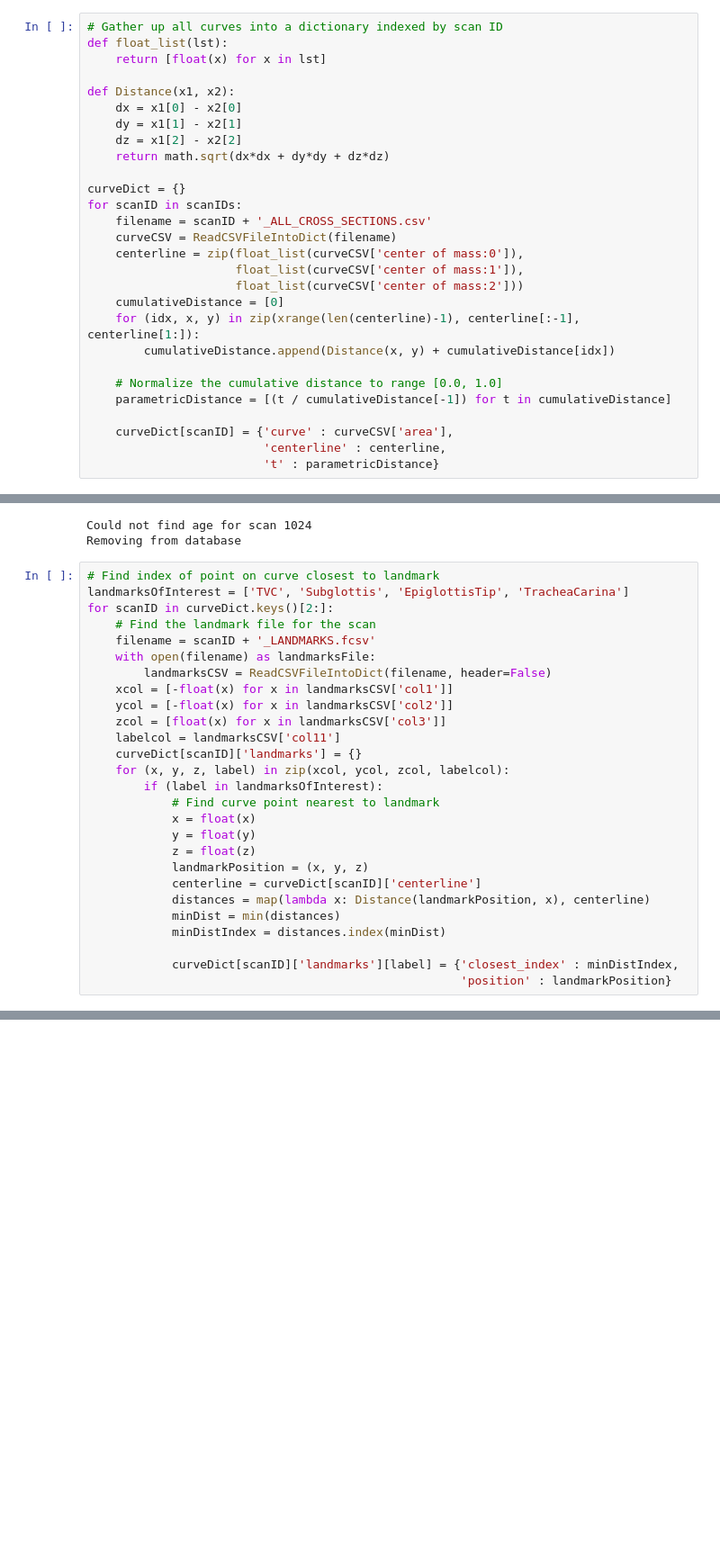
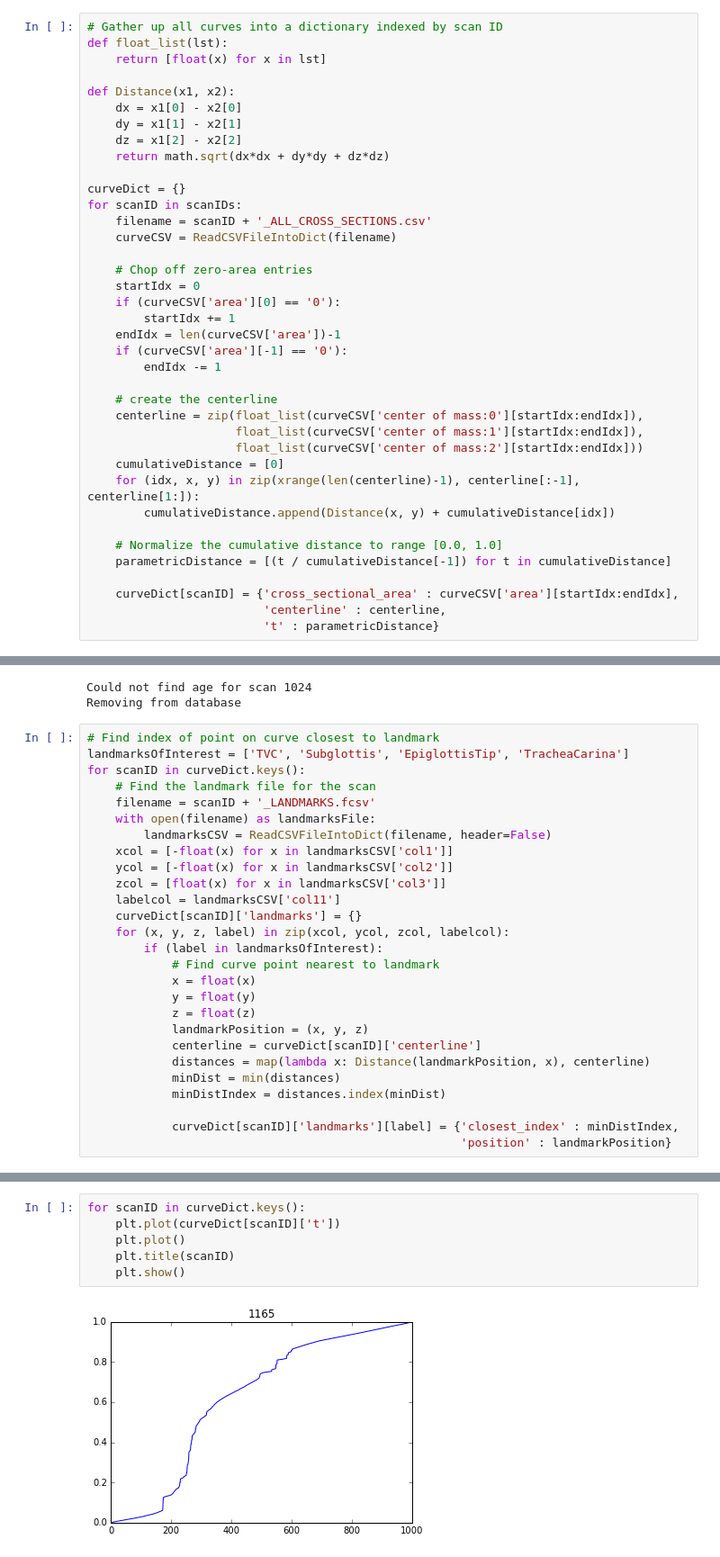
Before and after one commit to KitwareMedical/AtlasBuilder, a Jupyter notebook: Examples/Notebooks/RawAirwayData.ipynb, the cells around one changed output, grey strips where cells are left out. Shown at 90% size. Drawn from its saved outputs; the diff is of its cells as text; blank space fills up the shorter version.

```diff
--- a/Examples/Notebooks/RawAirwayData.ipynb
+++ b/Examples/Notebooks/RawAirwayData.ipynb
@@ -61,9 +61,19 @@ curveDict = {}
 for scanID in scanIDs:
     filename = scanID + '_ALL_CROSS_SECTIONS.csv'
     curveCSV = ReadCSVFileIntoDict(filename)
-    centerline = zip(float_list(curveCSV['center of mass:0']),
-                     float_list(curveCSV['center of mass:1']),
-                     float_list(curveCSV['center of mass:2']))
+
+    # Chop off zero-area entries
+    startIdx = 0
+    if (curveCSV['area'][0] == '0'):
+        startIdx += 1
+    endIdx = len(curveCSV['area'])-1
+    if (curveCSV['area'][-1] == '0'):
+        endIdx -= 1
+
+    # create the centerline
+    centerline = zip(float_list(curveCSV['center of mass:0'][startIdx:endIdx]),
+                     float_list(curveCSV['center of mass:1'][startIdx:endIdx]),
+                     float_list(curveCSV['center of mass:2'][startIdx:endIdx]))
     cumulativeDistance = [0]
     for (idx, x, y) in zip(xrange(len(centerline)-1), centerline[:-1], centerline[1:]):
         cumulativeDistance.append(Distance(x, y) + cumulativeDistance[idx])
@@ -71,7 +81,7 @@ for scanID in scanIDs:
     # Normalize the cumulative distance to range [0.0, 1.0]
     parametricDistance = [(t / cumulativeDistance[-1]) for t in cumulativeDistance]
 
-    curveDict[scanID] = {'curve' : curveCSV['area'],
+    curveDict[scanID] = {'cross_sectional_area' : curveCSV['area'][startIdx:endIdx],
                          'centerline' : centerline,
                          't' : parametricDistance}
 # %%
@@ -98,7 +108,7 @@ Removing from database
 # %%
 # Find index of point on curve closest to landmark
 landmarksOfInterest = ['TVC', 'Subglottis', 'EpiglottisTip', 'TracheaCarina']
-for scanID in curveDict.keys()[2:]:
+for scanID in curveDict.keys():
     # Find the landmark file for the scan
     filename = scanID + '_LANDMARKS.fcsv'
     with open(filename) as landmarksFile:
@@ -147,0 +158,8 @@ print averageT
+# %%
+for scanID in curveDict.keys():
+    plt.plot(curveDict[scanID]['t'])
+    plt.plot()
+    plt.title(scanID)
+    plt.show()
+# %% [output]
+[figure, added]
```
Also changed, not shown: parts of 3 cells of this notebook.
